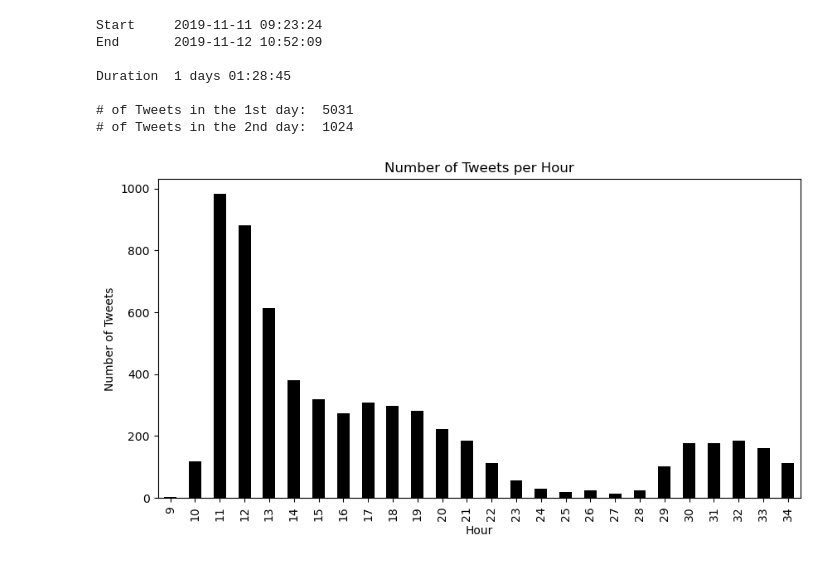
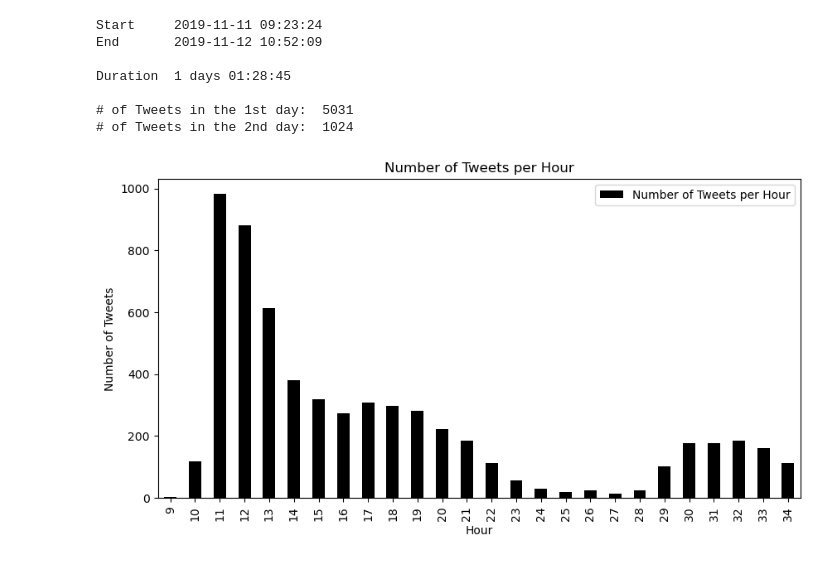
Before and after one commit to lletassey/clustering-tweets-earthquake, a Jupyter notebook: notebooks/explore.ipynb, the cells around one changed output. Drawn from its saved outputs; the diff is of its cells as text; code cells hidden in the pictures.

```diff
--- a/notebooks/explore.ipynb
+++ b/notebooks/explore.ipynb
@@ -5,7 +5,7 @@ import os
 import pandas as pd
 
 # Set data directory
-data_dir = os.path.realpath("./data")
+data_dir = os.path.realpath("../data")
 
 # Check if tweets.h5 exists (if previously converted)
 if os.path.exists(os.path.join(data_dir, "tweets.h5")):
@@ -49,16 +49,23 @@ tweets['hour'] = tweets['createdAt'].dt.hour
 tweets.loc[tweets['createdAt'].dt.day == max_date.day, 'hour'] += 24
 # %%
 import matplotlib.pyplot as plt
+
+fig, ax = plt.subplots(figsize=(10, 5))
 
 # Plot a bar chart for number of tweets for each hour
 tweets["hour"].value_counts().sort_index().plot(
     kind="bar",
     figsize=(10, 5),
     color="black",
     title="Number of Tweets per Hour",
     xlabel="Hour",
-    ylabel="Number of Tweets"
+    ylabel="Number of Tweets",
+    legend=True,
+    label="Number of Tweets per Hour"
 )
 plt.show()
+
+# Save figure
+ax.get_figure().savefig('./images/tweets_hour.png', dpi=300, bbox_inches='tight', facecolor=ax.get_figure().get_facecolor(), edgecolor='none')
 # %% [output]
-[figure, old version]
+[figure, new version]
```
Also changed, not shown: 7 other files.
